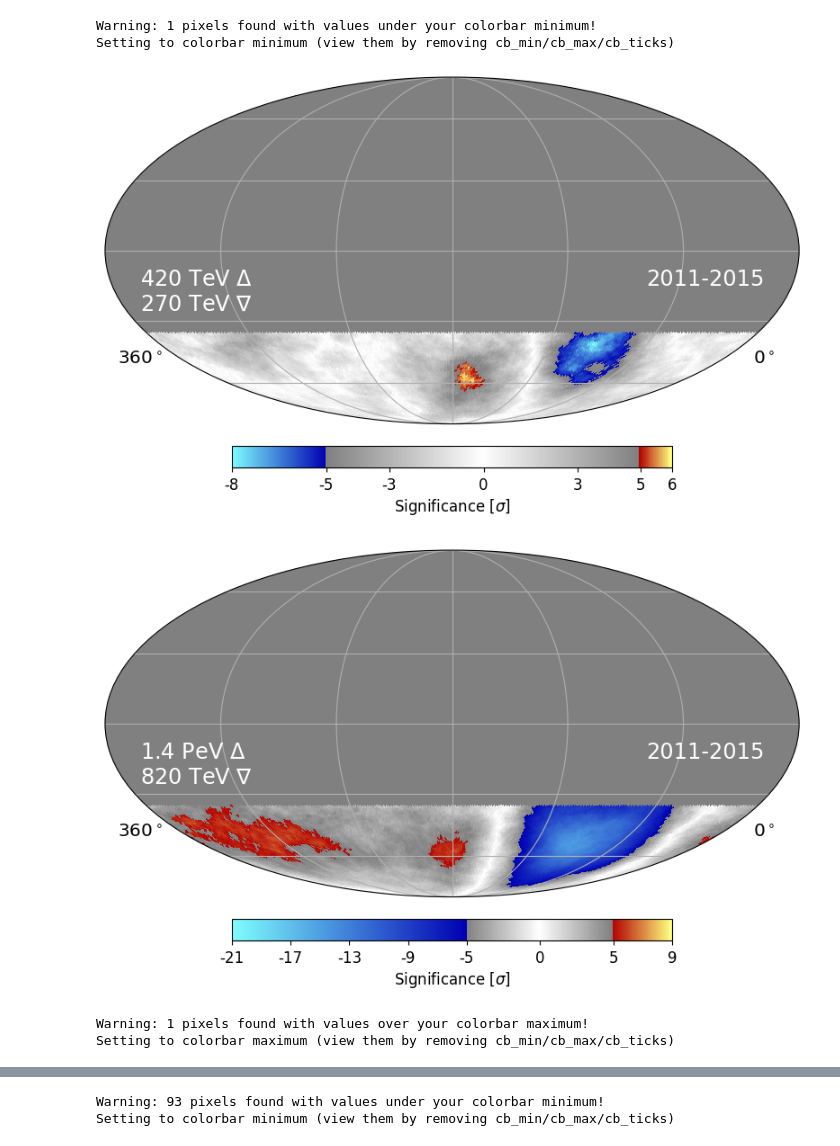
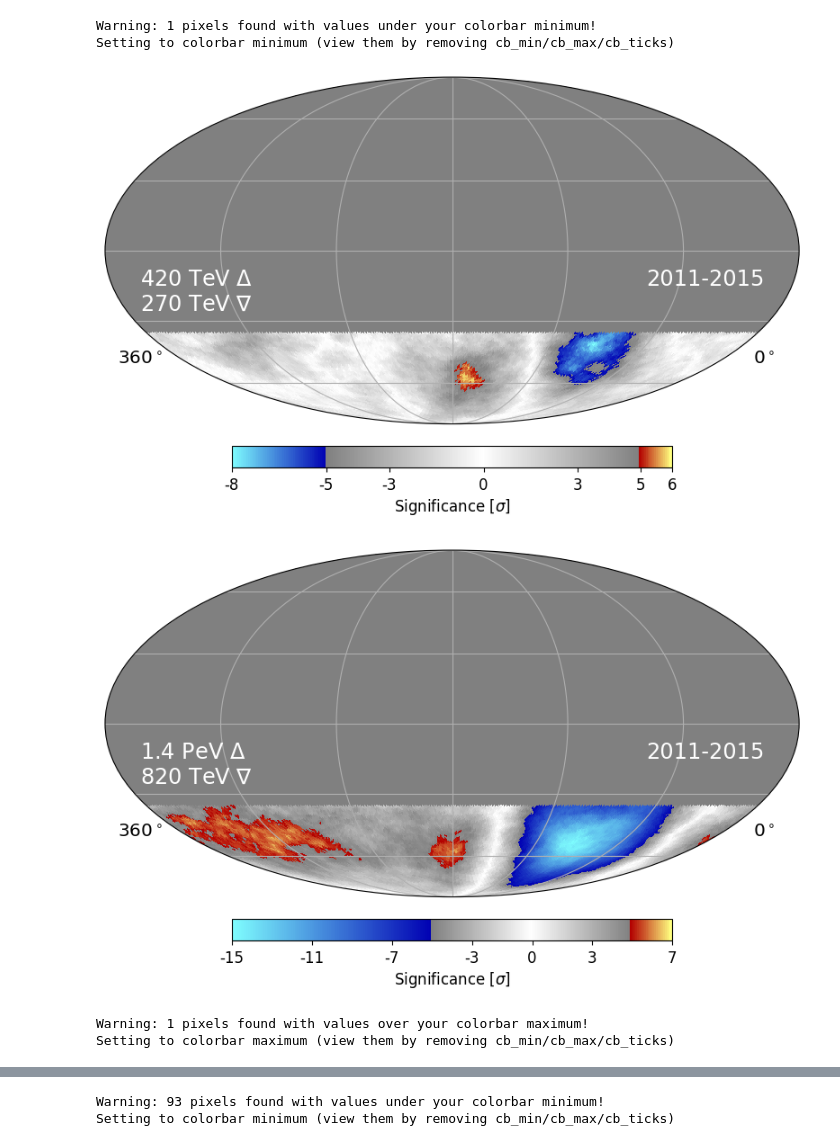
Before and after one commit to bastow-libby/11-year-Update-Paper-Figures, a Jupyter notebook: Figure5/Sky_Map_Plotter.ipynb, the cells around one changed output, grey strips where cells are left out. Cells and saved outputs as stored; diff of their text form; code cells hidden in the pictures.

```diff
--- a/Figure5/Sky_Map_Plotter.ipynb
+++ b/Figure5/Sky_Map_Plotter.ipynb
@@ -123,7 +126,8 @@ def half_sky(in_pdf, out_pdf, rm=0.425):
         writer.write(output_file)
 # %%
 cb_ticks = {1: [-8, -5, -3, 0, 3, 5, 6],
-            2: [-21, -17, -13, -9, -5, 0, 5, 9],
+            2: [-15, -11, -7, -3, 0, 3, 7],
+#            2: [-21, -17, -13, -9, -5, 0, 5, 9],
             3: [-14, -11, -8, -5, 0, 5, 8],
             4: [-4, -3, -2, -1, 0, 1, 2, 3, 4]
            }
@@ -144,34 +148,34 @@ slabels = {1: '270 TeV',
            2: '820 TeV',
            3: '2.1 PeV',
            4: '6.0 PeV'
           }
 
 for tier in tiers:
 
     skymap = sig[tier]
 
     # Mask
     m = maskMap(skymap, decmax=-35.)
 
     threshold = 3 if tier==4 else 5
     plot_args = {'threshold':threshold,
                  'cb_ticks':cb_ticks[tier],
                  'llabel':llabels[tier],
                  'rlabel':rlabels[tier],
                  'slabel':slabels[tier],
                  'cb_label':r'Significance [$\sigma$]'
                 }
 
     pdf_0 = f'sig_t{tier}_fullsky.pdf'
     pdf_1 = pdf_0.replace('_fullsky','')
 
     plot_map(m, filename=pdf_0, **plot_args)
     half_sky(pdf_0, pdf_1, rm=0.4)
 # %% [output]
 Warning: 1 pixels found with values under your colorbar minimum!
 Setting to colorbar minimum (view them by removing cb_min/cb_max/cb_ticks)
 [figure]
-[figure, old version]
+[figure, new version]
 Warning: 1 pixels found with values over your colorbar maximum!
 Setting to colorbar maximum (view them by removing cb_min/cb_max/cb_ticks)
 [figure]
```
Also changed, not shown: parts of 1 cell of this notebook.
